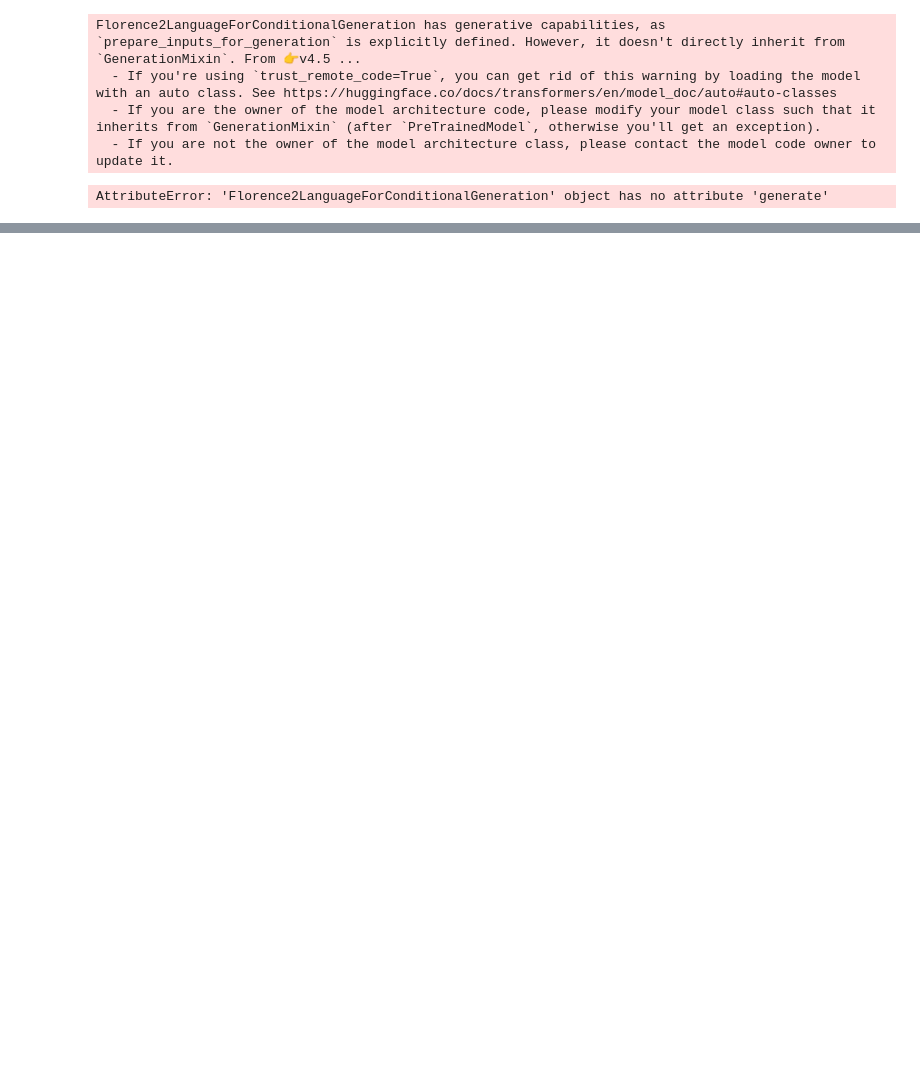
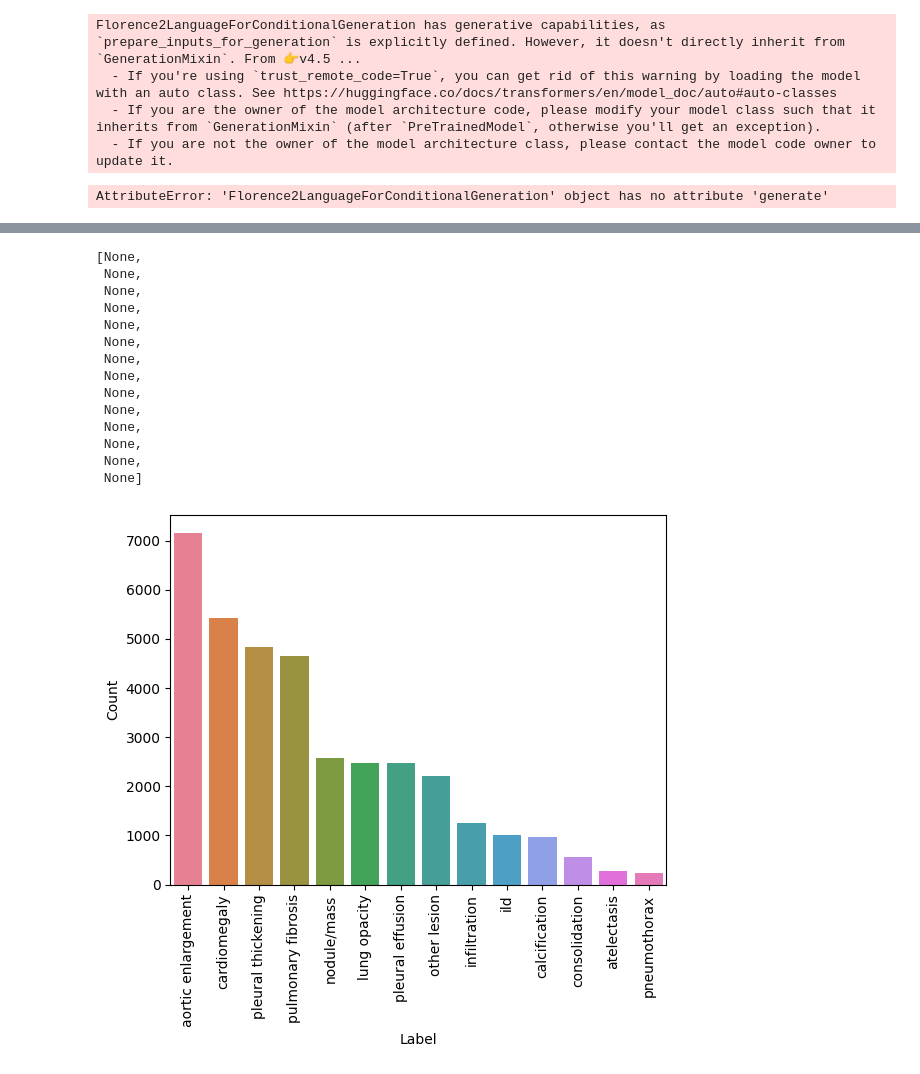
Before and after one commit to k-r-4-m/diss_cxr_xai, a Jupyter notebook: florence_attempt/florence_small.ipynb, the cells around one changed output, grey strips where cells are left out. Drawn from its saved outputs; the diff is of its cells as text; code cells hidden in the pictures; blank space fills up the shorter version.

```diff
--- a/florence_attempt/florence_small.ipynb
+++ b/florence_attempt/florence_small.ipynb
@@ -67,0 +127,30 @@ AttributeError: 'Florence2LanguageForConditionalGeneration' object has no attrib
+# %%
+counts = annotations['class_name'].value_counts().tolist()
+labels = ["aortic enlargement", "cardiomegaly", "pleural thickening", "pulmonary fibrosis", "nodule/mass", "lung opacity", "pleural effusion", "other lesion", "infiltration", "ild", "calcification", "consolidation", "atelectasis", "pneumothorax"]
+
+import seaborn as sns
+import matplotlib.pyplot as plt
+
+dict = {"lbl": labels, "cnt": counts}
+
+df = pd.DataFrame(dict)
+df.columns = ["Label", "Count"]
+
+plot = sns.barplot(df, x="Label", y="Count", hue="Label")
+plt.setp(plot.get_xticklabels(), rotation=90)
+# %% [output]
+[None,
+ None,
+ None,
+ None,
+ None,
+ None,
+ None,
+ None,
+ None,
+ None,
+ None,
+ None,
+ None,
+ None]
+[figure, added]
```
Also changed, not shown: parts of 2 cells of this notebook, 5 other files.
